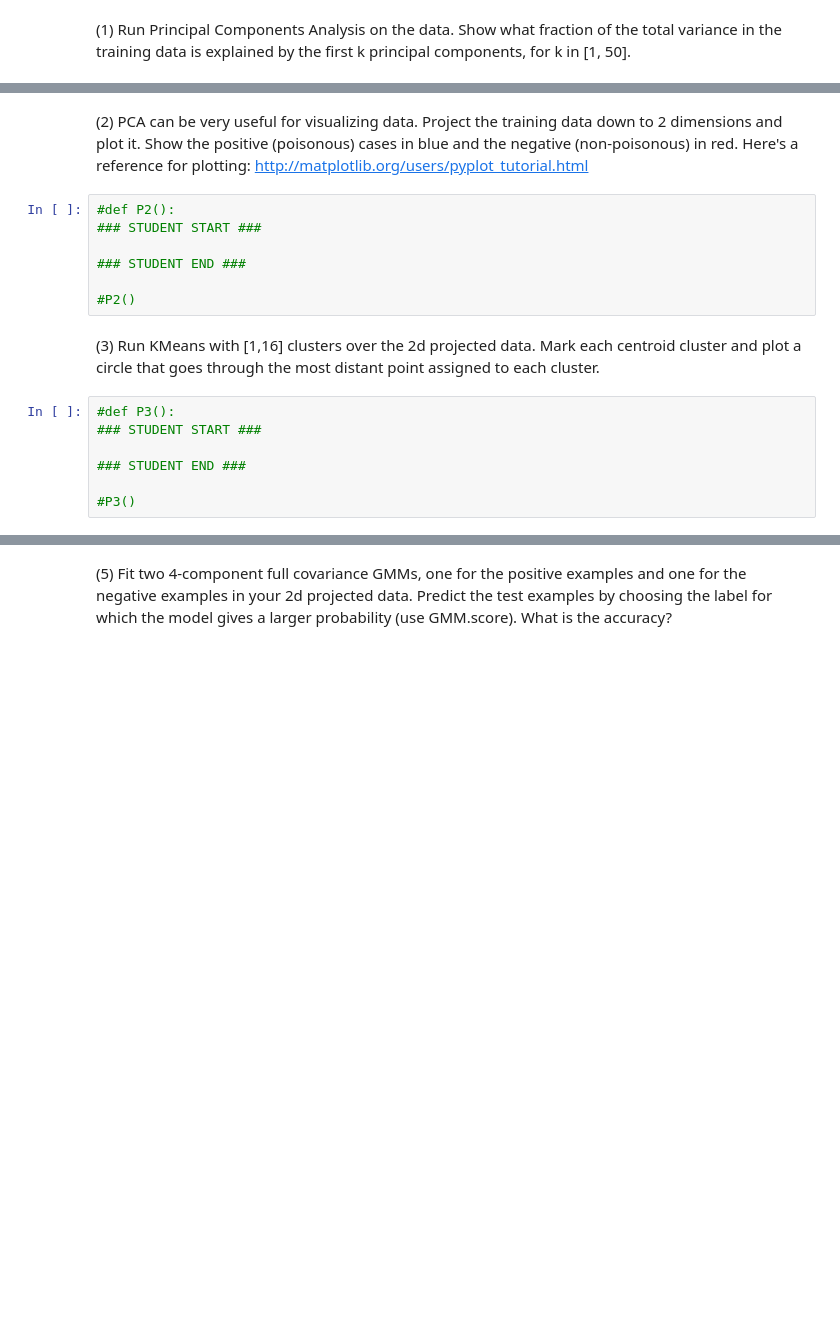
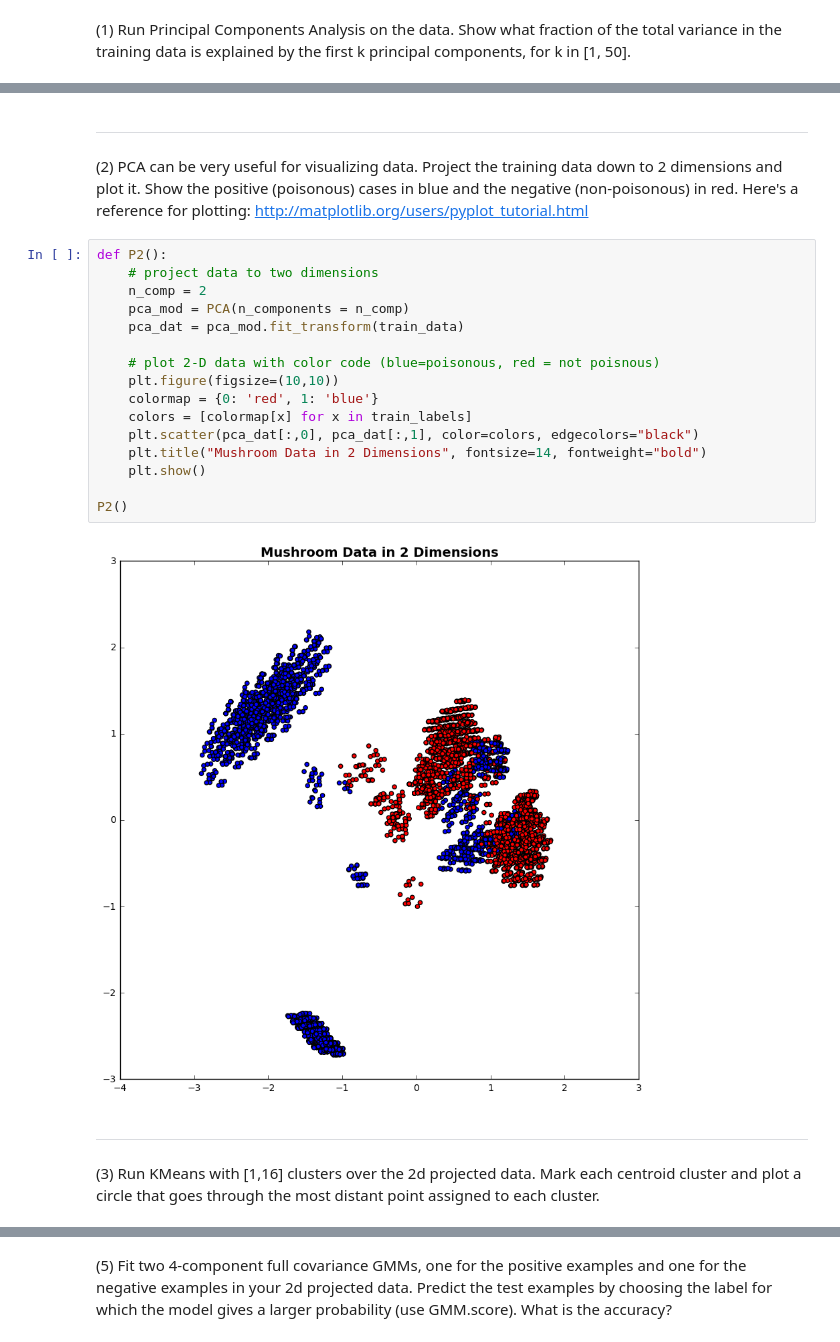
Before and after one commit to dskarbrevik/Unsupervised-Learning-Assignment, a Jupyter notebook: David_Skarbrevik_p3.ipynb, the cells around one changed output, grey strips where cells are left out. Cells and saved outputs as stored; diff of their text form; blank space fills up the shorter version.

```diff
--- a/David_Skarbrevik_p3.ipynb
+++ b/David_Skarbrevik_p3.ipynb
@@ -71,18 +85,26 @@ print train_data.shape, test_data.shape
 # %% [markdown]
+***
+
 (2) PCA can be very useful for visualizing data. Project the training data down to 2 dimensions and plot it. Show the positive (poisonous) cases in blue and the negative (non-poisonous) in red. Here's a reference for plotting: http://matplotlib.org/users/pyplot_tutorial.html
-# %%
-#def P2():
-### STUDENT START ###
-
-### STUDENT END ###
-
-#P2()
+# %%
+def P2():
+    # project data to two dimensions
+    n_comp = 2
+    pca_mod = PCA(n_components = n_comp)
+    pca_dat = pca_mod.fit_transform(train_data)
+
+    # plot 2-D data with color code (blue=poisonous, red = not poisnous)
+    plt.figure(figsize=(10,10))
+    colormap = {0: 'red', 1: 'blue'}
+    colors = [colormap[x] for x in train_labels]
+    plt.scatter(pca_dat[:,0], pca_dat[:,1], color=colors, edgecolors="black")
+    plt.title("Mushroom Data in 2 Dimensions", fontsize=14, fontweight="bold")
+    plt.show()
+
+P2()
+# %% [output]
+[figure, added]
 # %% [markdown]
+***
+
 (3) Run KMeans with [1,16] clusters over the 2d projected data. Mark each centroid cluster and plot a circle that goes through the most distant point assigned to each cluster.
-# %%
-#def P3():
-### STUDENT START ###
-
-### STUDENT END ###
-
-#P3()
```
Also changed, not shown: parts of 15 cells of this notebook, 2 other files.
